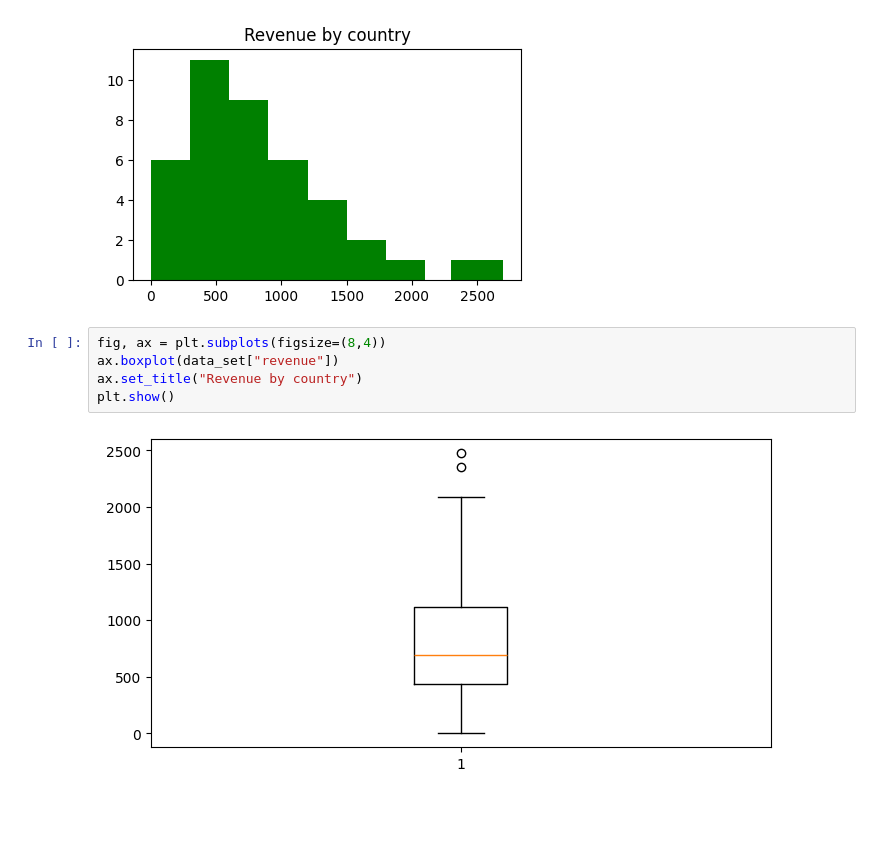
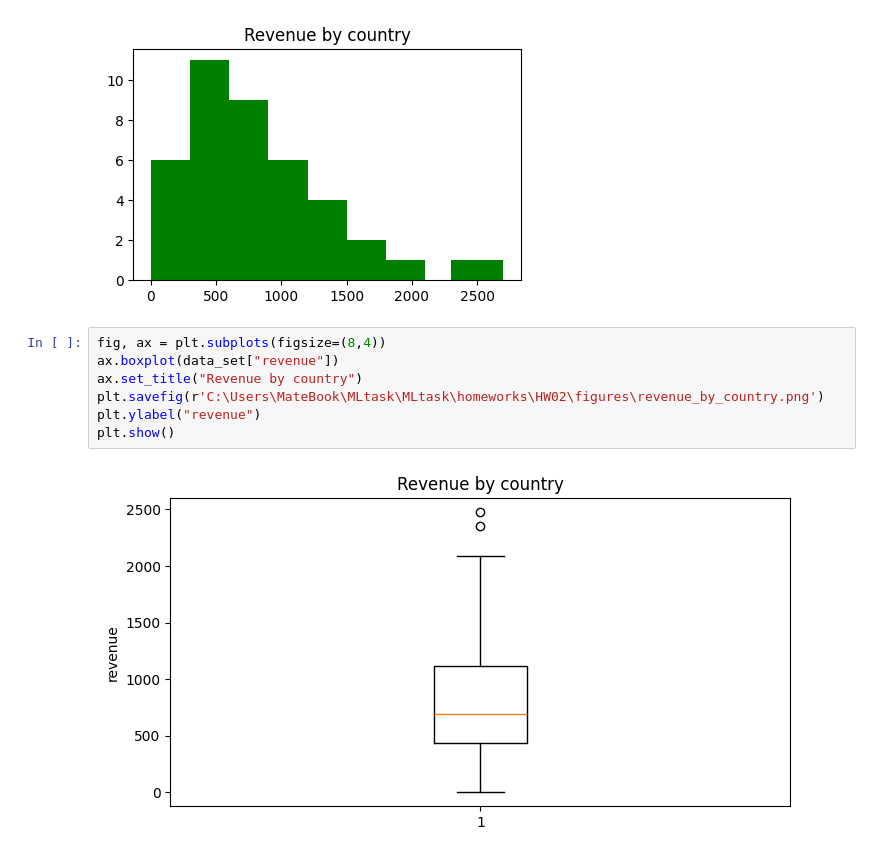
Before and after one commit to 12hennesy17/MLtask, a Jupyter notebook: homeworks/HW02/HW02.ipynb, the cells around one changed output. Drawn from its saved outputs; the diff is of its cells as text; blank space fills up the shorter version.

```diff
--- a/homeworks/HW02/HW02.ipynb
+++ b/homeworks/HW02/HW02.ipynb
@@ -677,7 +676,9 @@ plt.show()
 # %%
 fig, ax = plt.subplots(figsize=(8,4))
 ax.boxplot(data_set["revenue"])
 ax.set_title("Revenue by country")
+plt.savefig(r'C:\Users\MateBook\MLtask\MLtask\homeworks\HW02\figures\revenue_by_country.png')
+plt.ylabel("revenue")
 plt.show()
 # %% [output]
-[figure, old version]
+[figure, new version]
```
Also changed, not shown: parts of 2 cells of this notebook.
